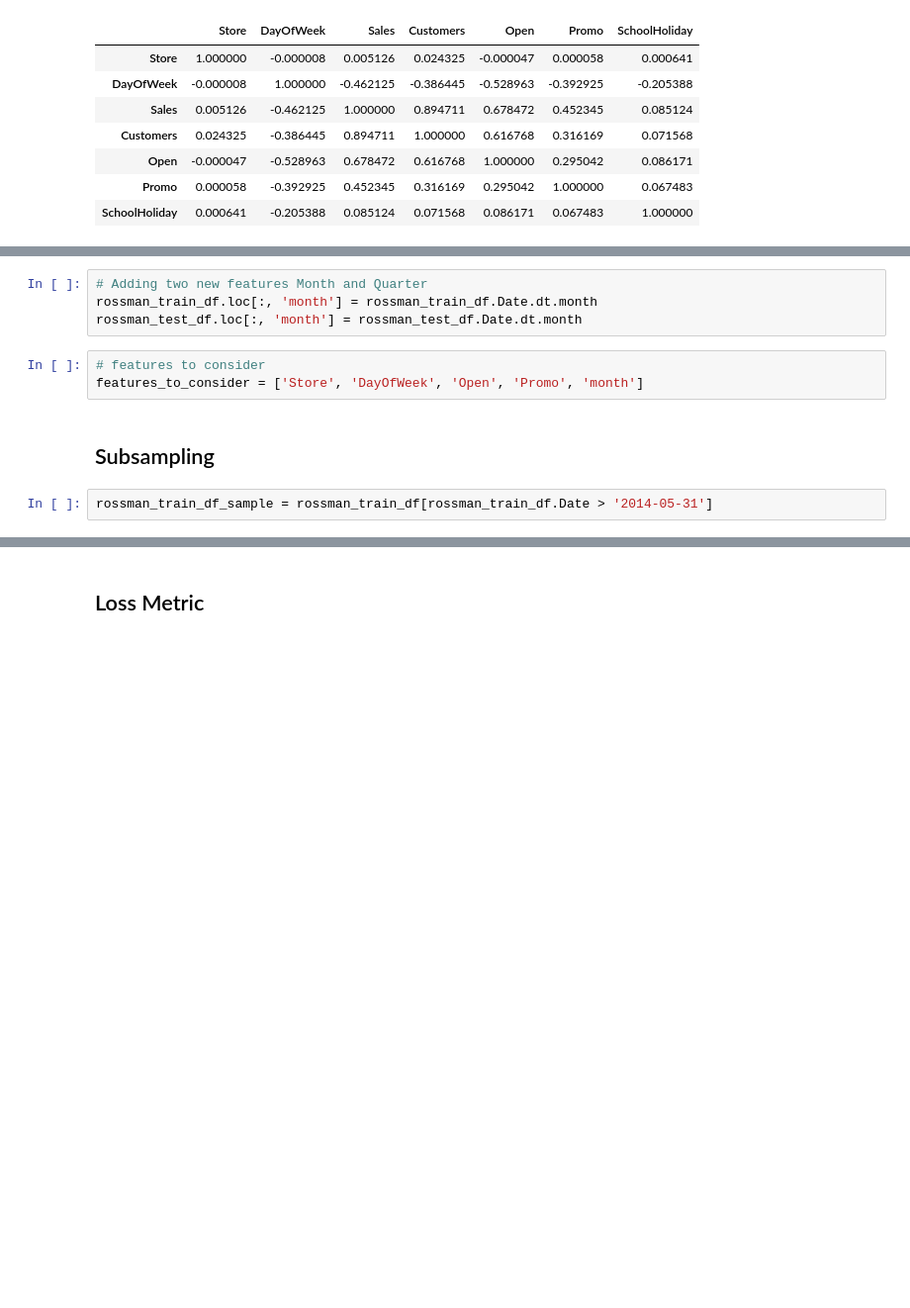
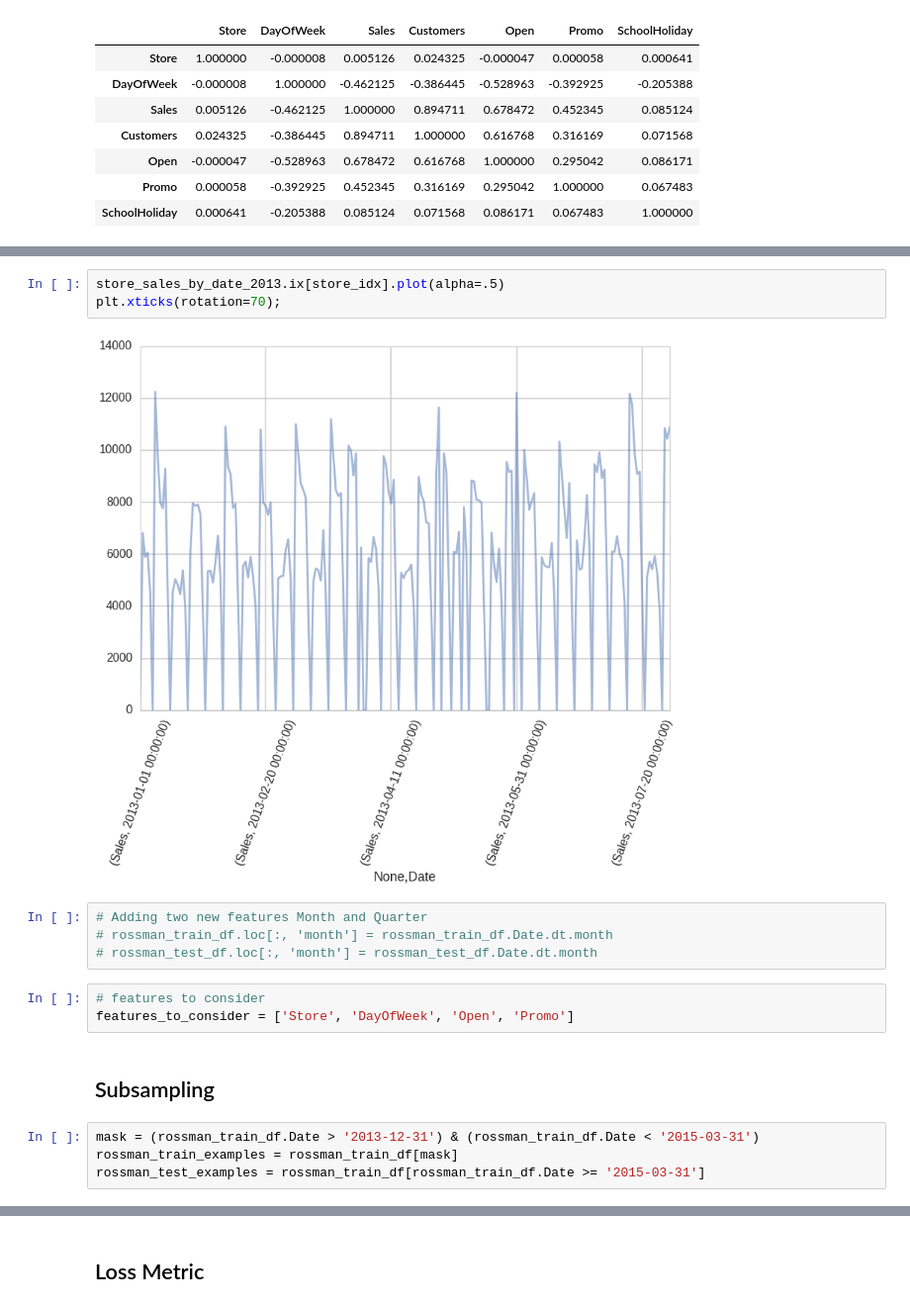
Before and after one commit to numb3r33/Kaggle-Competitions, a Jupyter notebook: Rossman-Stores-Sales/rossman_store_sales.ipynb, the cells around one changed output, grey strips where cells are left out. Shown at 99% size. Drawn from its saved outputs; the diff is of its cells as text; blank space fills up the shorter version.

```diff
--- a/Rossman-Stores-Sales/rossman_store_sales.ipynb
+++ b/Rossman-Stores-Sales/rossman_store_sales.ipynb
@@ -158,11 +196,18 @@ rossman_train_df.corr()
+# %%
+store_sales_by_date_2013.ix[store_idx].plot(alpha=.5)
+plt.xticks(rotation=70);
+# %% [output]
+[figure, added]
 # %%
 # Adding two new features Month and Quarter
-rossman_train_df.loc[:, 'month'] = rossman_train_df.Date.dt.month
-rossman_test_df.loc[:, 'month'] = rossman_test_df.Date.dt.month
+# rossman_train_df.loc[:, 'month'] = rossman_train_df.Date.dt.month
+# rossman_test_df.loc[:, 'month'] = rossman_test_df.Date.dt.month
 # %%
 # features to consider
-features_to_consider = ['Store', 'DayOfWeek', 'Open', 'Promo', 'month']
+features_to_consider = ['Store', 'DayOfWeek', 'Open', 'Promo']
 # %% [markdown]
 ## Subsampling
-# %%
-rossman_train_df_sample = rossman_train_df[rossman_train_df.Date > '2014-05-31']
+# %%
+mask = (rossman_train_df.Date > '2013-12-31') & (rossman_train_df.Date < '2015-03-31')
+rossman_train_examples = rossman_train_df[mask]
+rossman_test_examples = rossman_train_df[rossman_train_df.Date >= '2015-03-31']
```
Also changed, not shown: parts of 38 cells of this notebook.
